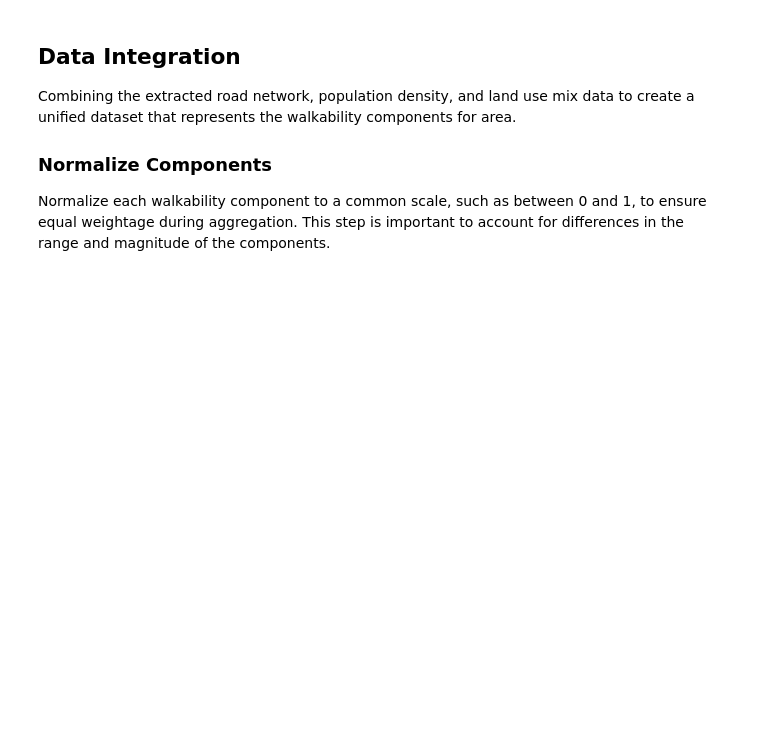
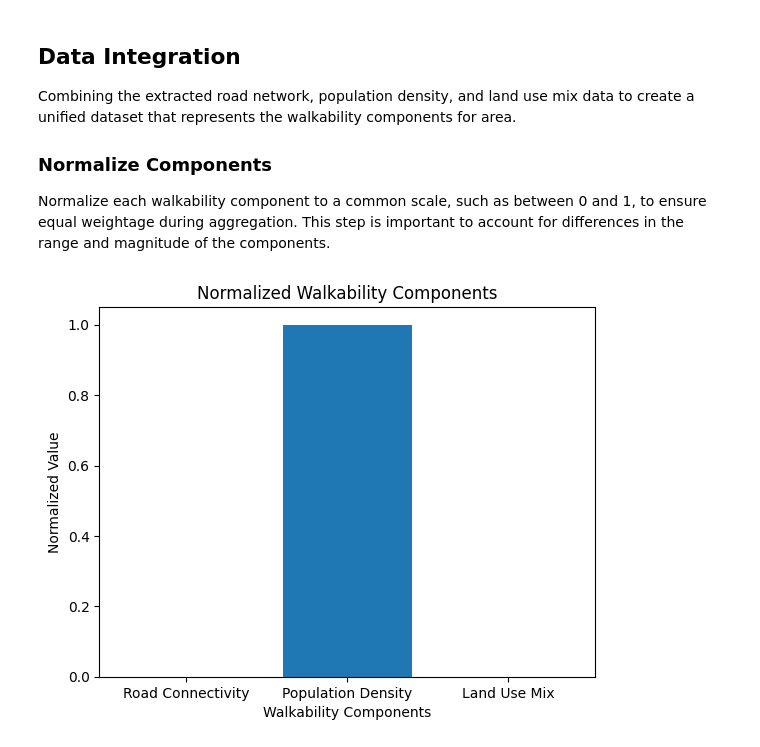
Before and after one commit to frederickohe/SW-Analysis-Accra, a Jupyter notebook: visualized.ipynb, the cells around one changed output. Cells and saved outputs as stored; diff of their text form; code cells hidden in the pictures; blank space fills up the shorter version.

```diff
--- a/visualized.ipynb
+++ b/visualized.ipynb
@@ -208,31 +220,50 @@ def normalize_value(value, min_value, max_value):
     Args:
         value: The value to be normalized.
         min_value: The minimum possible value.
         max_value: The maximum possible value.
 
     Returns:
         The normalized value between 0 and 1.
     """
     normalized_value = (value - min_value) / (max_value - min_value)
     return normalized_value
 
 # Create a dictionary to store the walkability components
 walkability_components = {
     'area_id': ["Accra"],
     'road_connectivity': [0.029],
     'population_density': [11785.556],
     'land_use_mix': [1.549]
 }
 min = walkability_components['road_connectivity'][0]
 max = walkability_components['population_density'][0]
 
 # Normalize the components using z-score normalization
 road_connectivity_normalized = normalize_value(walkability_components['road_connectivity'][0], min , max)
 population_density_normalized = normalize_value(walkability_components['population_density'][0], min , max)
 land_use_mix_normalized = normalize_value(walkability_components['land_use_mix'][0], min , max)
 
 # Add normalized components to the dictionary
 walkability_components['road_connectivity_normalized'] = road_connectivity_normalized
 walkability_components['population_density_normalized'] = population_density_normalized
 walkability_components['land_use_mix_normalized'] = land_use_mix_normalized
-print(walkability_components)
+
+
+# Create a list of the normalized values
+normalized_values = [
+    walkability_components['road_connectivity_normalized'],
+    walkability_components['population_density_normalized'],
+    walkability_components['land_use_mix_normalized']
+]
+
+# Create a list of the corresponding component names
+component_names = ['Road Connectivity', 'Population Density', 'Land Use Mix']
+
+# Plot the normalized values as a bar plot
+plt.bar(component_names, normalized_values)
+plt.xlabel('Walkability Components')
+plt.ylabel('Normalized Value')
+plt.title('Normalized Walkability Components')
+plt.show()
+# %% [output]
+[figure, added]
```
Also changed, not shown: parts of 8 cells of this notebook, 3 other files.
